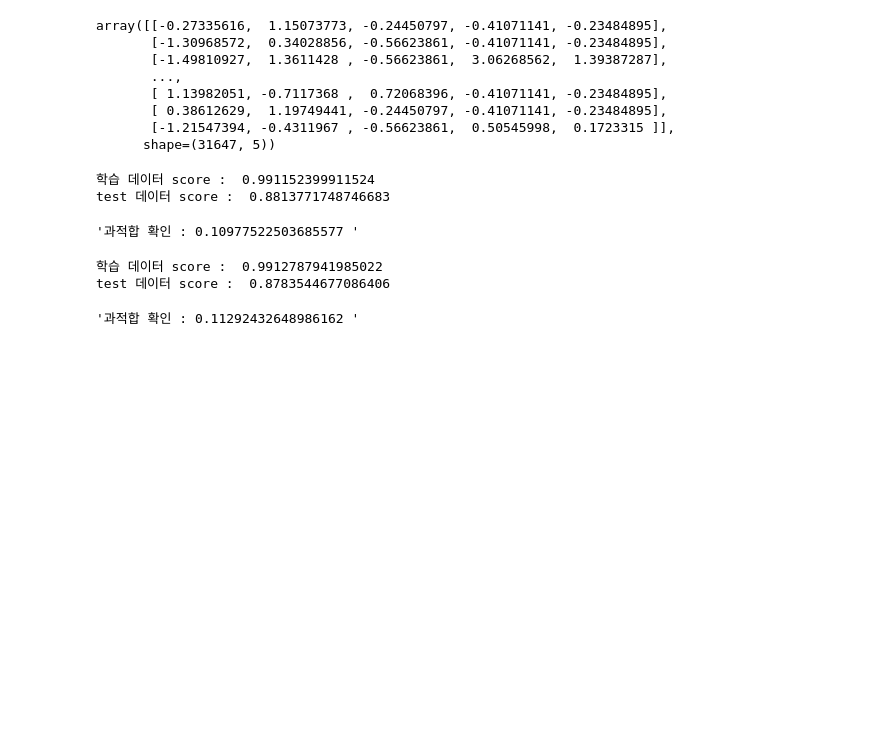
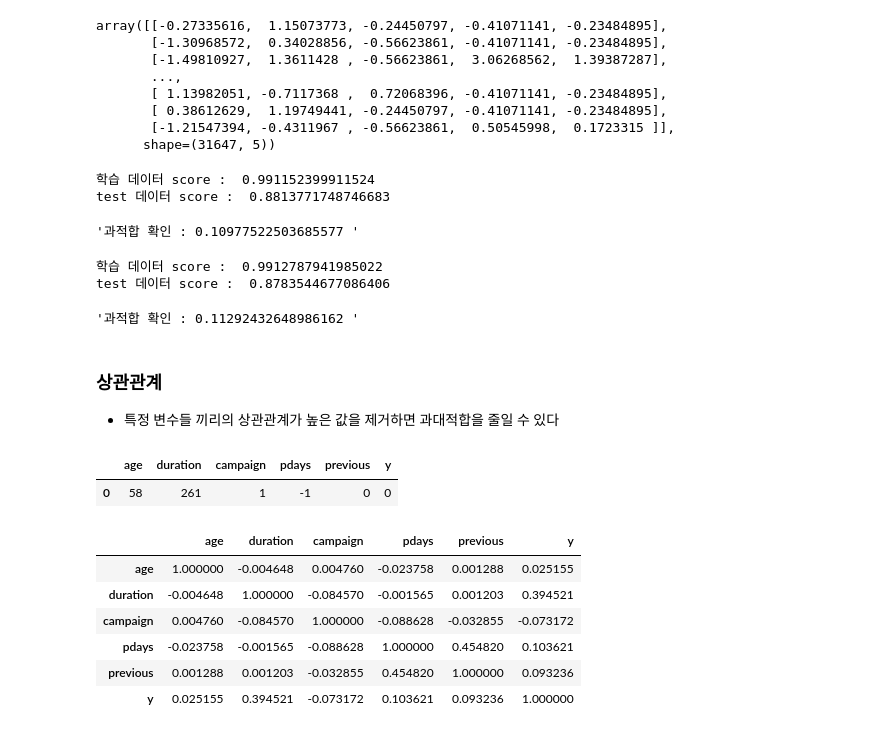
Before and after one commit to ChoHeeWon00/ml-workspace, a Jupyter notebook: 5.스케일링-하이퍼파라미터/1.과대_과소적합, 스케일링.ipynb, the cells around one changed output. Saved outputs shown, nothing was run; the diff lists cells and outputs as text; code cells hidden in the pictures; blank space fills up the shorter version.

```diff
--- a/5.스케일링-하이퍼파라미터/1.과대_과소적합, 스케일링.ipynb
+++ b/5.스케일링-하이퍼파라미터/1.과대_과소적합, 스케일링.ipynb
@@ -192,3 +192,21 @@ f"과적합 확인 : {rfc.score(X_train_scaler, y_train) - rfc.score(X_test_scal
 학습 데이터 score :  0.9912787941985022
 test 데이터 score :  0.8783544677086406
 '과적합 확인 : 0.11292432648986162 '
+# %% [markdown]
+### 상관관계
+* 특정 변수들 끼리의 상관관계가 높은 값을 제거하면 과대적합을 줄일 수 있다
+# %%
+df.head(1)
+# %% [output]
+|  | age | duration | campaign | pdays | previous | y |
+| 0 | 58 | 261 | 1 | -1 | 0 | 0 |
+# %%
+df.corr()
+# %% [output]
+|  | age | duration | campaign | pdays | previous | y |
+| age | 1.000000 | -0.004648 | 0.004760 | -0.023758 | 0.001288 | 0.025155 |
+| duration | -0.004648 | 1.000000 | -0.084570 | -0.001565 | 0.001203 | 0.394521 |
+| campaign | 0.004760 | -0.084570 | 1.000000 | -0.088628 | -0.032855 | -0.073172 |
+| pdays | -0.023758 | -0.001565 | -0.088628 | 1.000000 | 0.454820 | 0.103621 |
+| previous | 0.001288 | 0.001203 | -0.032855 | 0.454820 | 1.000000 | 0.093236 |
+| y | 0.025155 | 0.394521 | -0.073172 | 0.103621 | 0.093236 | 1.000000 |
```
Also changed, not shown: parts of 8 cells of this notebook.
